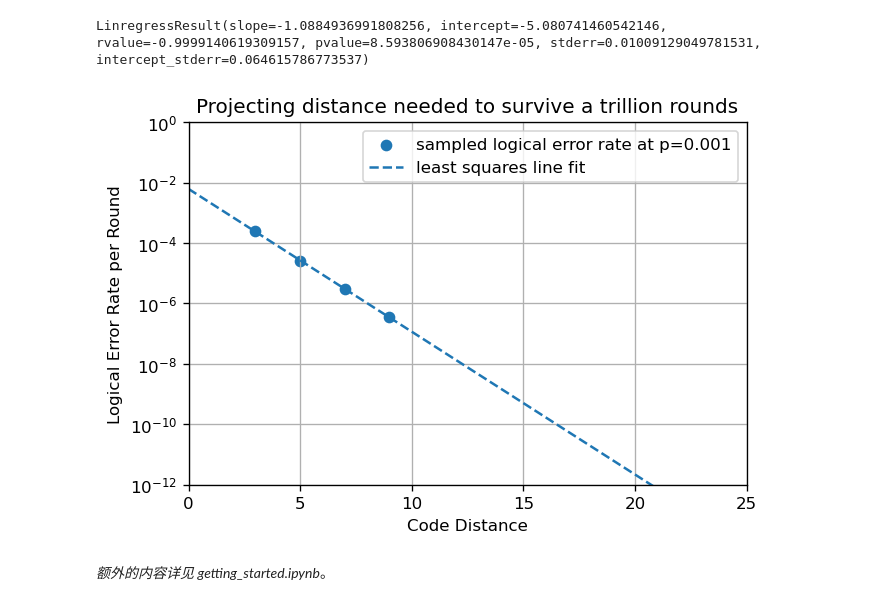
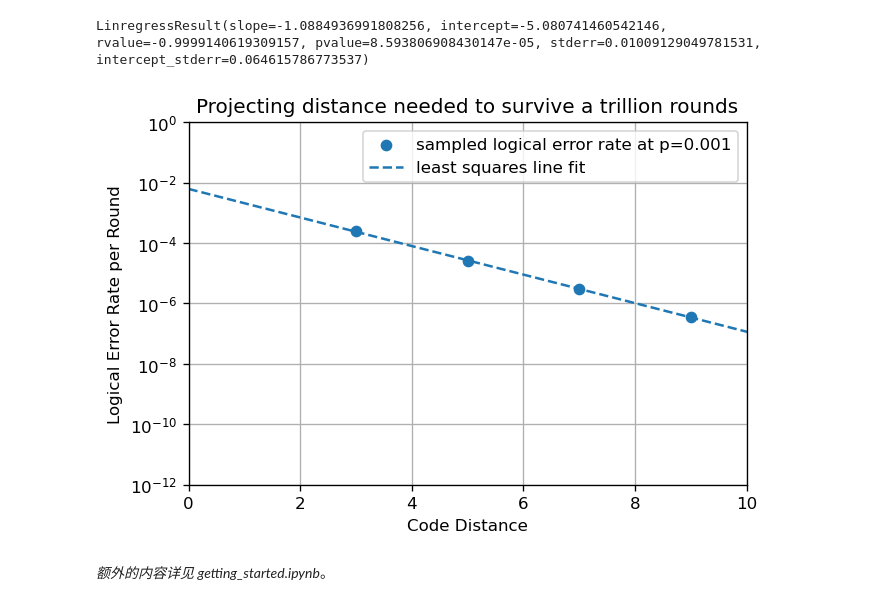
Before and after one commit to Williamdepig/WillowChipStimulation, a Jupyter notebook: docs/guidance.ipynb, the cells around one changed output. Drawn from its saved outputs; the diff is of its cells as text; code cells hidden in the pictures.

```diff
--- a/docs/guidance.ipynb
+++ b/docs/guidance.ipynb
@@ -629,21 +631,21 @@ LinregressResult(slope=-1.0884936991808256, intercept=-5.080741460542146, rvalue
 # %%
 fig, ax = plt.subplots(1, 1)
 ax.scatter(xs, ys, label=f"sampled logical error rate at p={noise}")
 ax.plot([0, 25],
         [np.exp(fit.intercept), np.exp(fit.intercept + fit.slope * 25)],
         linestyle='--',
         label='least squares line fit')
 ax.set_ylim(1e-12, 1e-0)
-ax.set_xlim(0, 25)
+ax.set_xlim(0, 10)
 ax.semilogy()
 ax.set_title("Projecting distance needed to survive a trillion rounds")
 ax.set_xlabel("Code Distance")
 ax.set_ylabel("Logical Error Rate per Round")
 ax.grid(which='major')
 ax.grid(which='minor')
 ax.legend()
 fig.set_dpi(120)  # Show it bigger
 # %% [output]
-[figure, old version]
+[figure, new version]
 # %% [markdown]
 _额外的内容详见_ _getting\_started.ipynb_。
```
Also changed, not shown: parts of 1 cell of this notebook, 5 other files.
